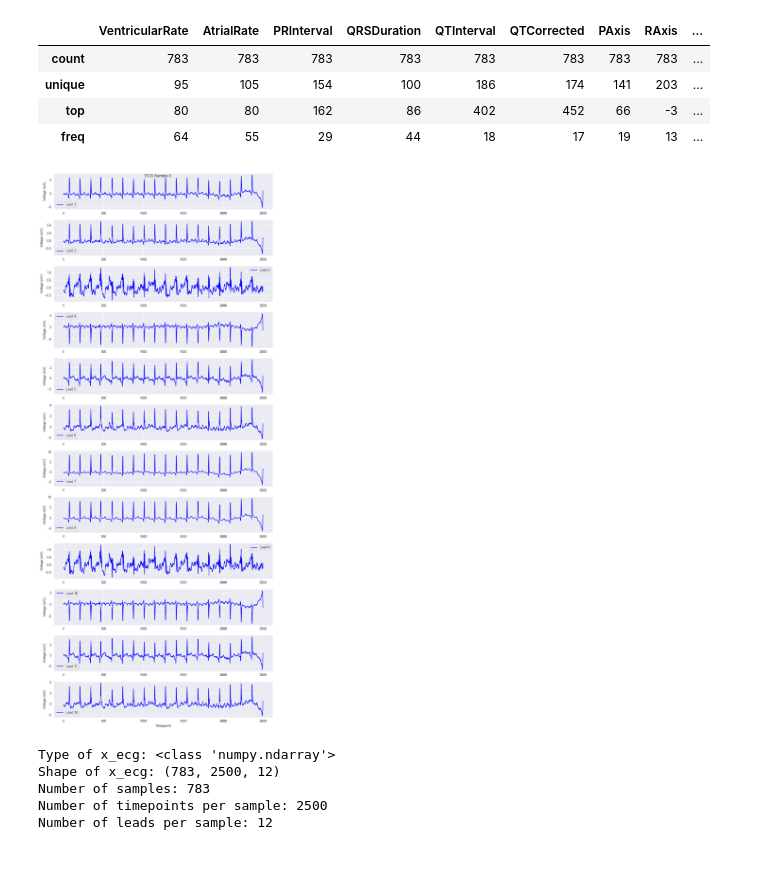
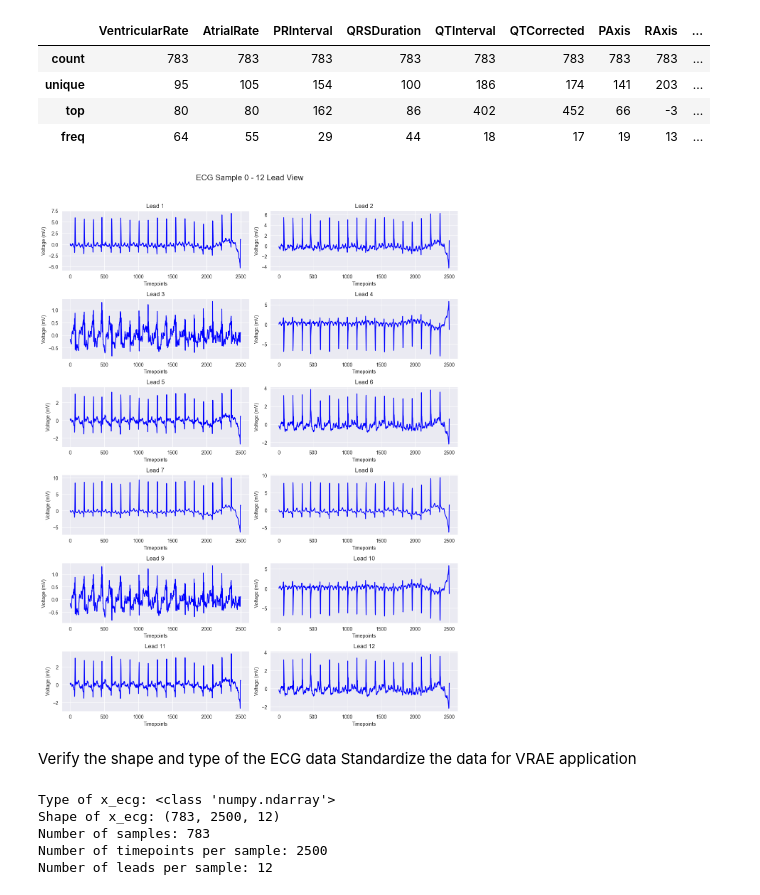
Before and after one commit to pdbn/MUMC-Thesis-Project, a Jupyter notebook: ECG loading scripts/scripts/ECG.ipynb, the cells around one changed output. Cells and saved outputs as stored; diff of their text form; code cells hidden in the pictures; blank space fills up the shorter version.

```diff
--- a/ECG loading scripts/scripts/ECG.ipynb
+++ b/ECG loading scripts/scripts/ECG.ipynb
@@ -285,42 +282,48 @@ df_selected_wave[ecg_intervals].describe()
 | unique | 95 | 105 | 154 | 100 | 186 | 174 | 141 | 203 | ... |
 | top | 80 | 80 | 162 | 86 | 402 | 452 | 66 | -3 | ... |
 | freq | 64 | 55 | 29 | 44 | 18 | 17 | 19 | 13 | ... |
-# %%
-# Plot an example ECG waveforms
-
-def plot_ecg(ecg_data, sample_idx=0, leads=[0, 1, 2], time_range=None):
-    """
-    Plots selected leads of an ECG sample.
-
-    Parameters:
-    - ecg_data: numpy array of shape (n_samples, n_timepoints, n_leads)
-    - sample_idx: index of the ECG sample to plot
-    - leads: list of lead indices to plot (default: first 3 leads)
-    - time_range: tuple (start, end) to zoom in (default: full length)
-    """
-    timepoints = ecg_data.shape[1]  # Total time steps
-    if time_range is None:
-        time_range = (0, timepoints)  # Default: full ECG
-
-    plt.figure(figsize=(10, len(leads) * 2))
-
-    for i, lead in enumerate(leads):
-        plt.subplot(len(leads), 1, i + 1)
-        plt.plot(range(time_range[0], time_range[1]),
-                 ecg_data[sample_idx, time_range[0]:time_range[1], lead],
-                 label=f"Lead {lead+1}", color="blue")
-        plt.ylabel("Voltage (mV)")
-        plt.legend()
-
-    plt.xlabel("Timepoints")
-    plt.suptitle(f"ECG Sample {sample_idx}")
-    plt.tight_layout()
-    plt.show()
-
-# Plot example: all leads of ECG sample 0
-plot_ecg(x_ecg, sample_idx=0, leads=list(range(12)))
-# %% [output]
-[figure, removed]
+# %%
+def plot_ecg_example(ecg_data, sample_idx=0, leads=list(range(12)), time_range=None):
+    """
+    Plots 12 ECG leads of a sample as separate subplots in one figure (3x4 layout).
+
+    Parameters:
+    - ecg_data: numpy array of shape (n_samples, n_timepoints, n_leads)
+    - sample_idx: index of the ECG sample to plot
+    - leads: list of lead indices to plot (default: all 12 leads)
+    - time_range: tuple (start, end) to zoom in (default: full length)
+    """
+    timepoints = ecg_data.shape[1]
+    if time_range is None:
+        time_range = (0, timepoints)
+
+    fig, axes = plt.subplots(6, 2, figsize=(12, 16))
+    axes = axes.flatten()
+
+    for i, lead in enumerate(leads):
+        ax = axes[i]
+        signal = ecg_data[sample_idx, time_range[0]:time_range[1], lead]
+        ax.plot(range(time_range[0], time_range[1]), signal, color='blue')
+        ax.set_title(f"Lead {lead + 1}")
+        ax.set_xlabel("Timepoints")
+        ax.set_ylabel("Voltage (mV)")
+        ax.grid(True)
+
+    # Hide any unused subplots if fewer than 12 leads
+    for j in range(len(leads), len(axes)):
+        axes[j].axis('off')
+
+    fig.suptitle(f"ECG Sample {sample_idx} - 12 Lead View", fontsize=16)
+    plt.tight_layout(rect=[0, 0, 1, 0.96])
+    plt.show()
+
+# Example usage
+plot_ecg_example(x_ecg, sample_idx=0)
+# %% [output]
+[figure, added]
+# %% [markdown]
+Verify the shape and type of the ECG data
+Standardize the data for VRAE application
 # %%
 # Check type and shape of the data
 print("Type of x_ecg:", type(x_ecg))
```
Also changed, not shown: parts of 9 cells of this notebook, 1 other file.
